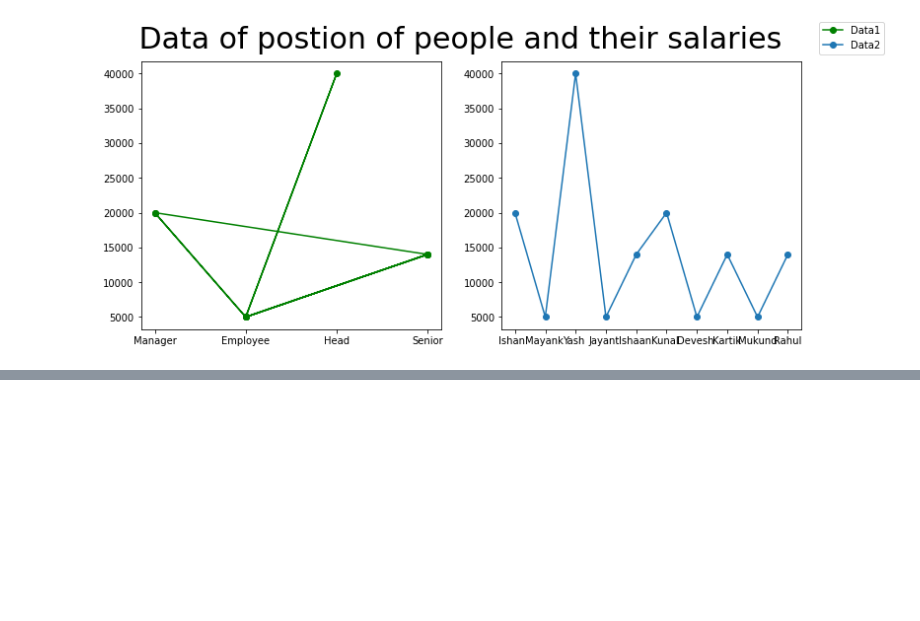
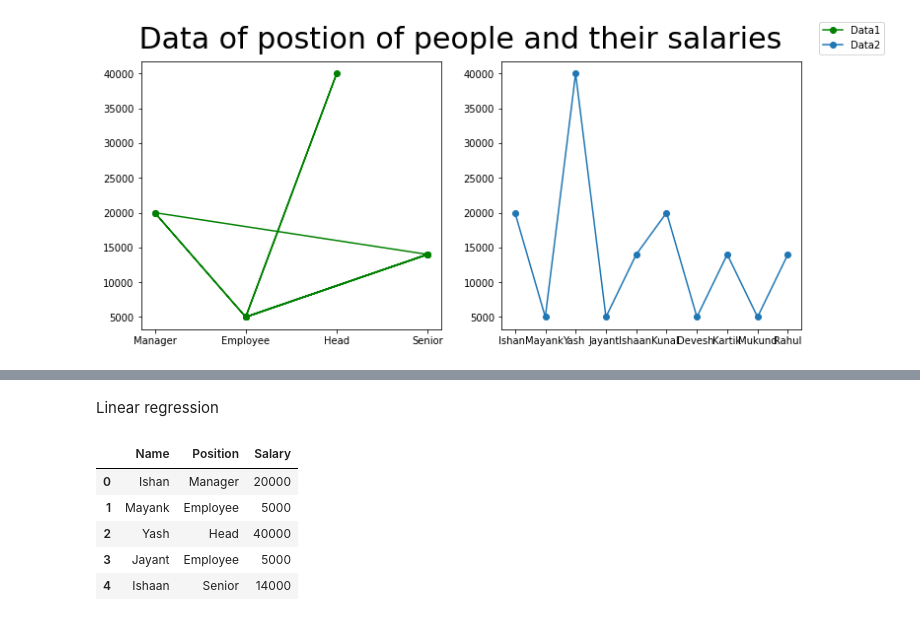
Before and after one commit to whythoSanskar/mlprojects, a Jupyter notebook: Internship.ipynb, the cells around one changed output, grey strips where cells are left out. Drawn from its saved outputs; the diff is of its cells as text; code cells hidden in the pictures; blank space fills up the shorter version.

```diff
--- a/Internship.ipynb
+++ b/Internship.ipynb
@@ -152,0 +187,11 @@ plt.show()
+# %% [markdown]
+Linear regression
+# %%
+df.head()
+# %% [output]
+|  | Name | Position | Salary |
+| 0 | Ishan | Manager | 20000 |
+| 1 | Mayank | Employee | 5000 |
+| 2 | Yash | Head | 40000 |
+| 3 | Jayant | Employee | 5000 |
+| 4 | Ishaan | Senior | 14000 |
```
Also changed, not shown: parts of 8 cells of this notebook.
